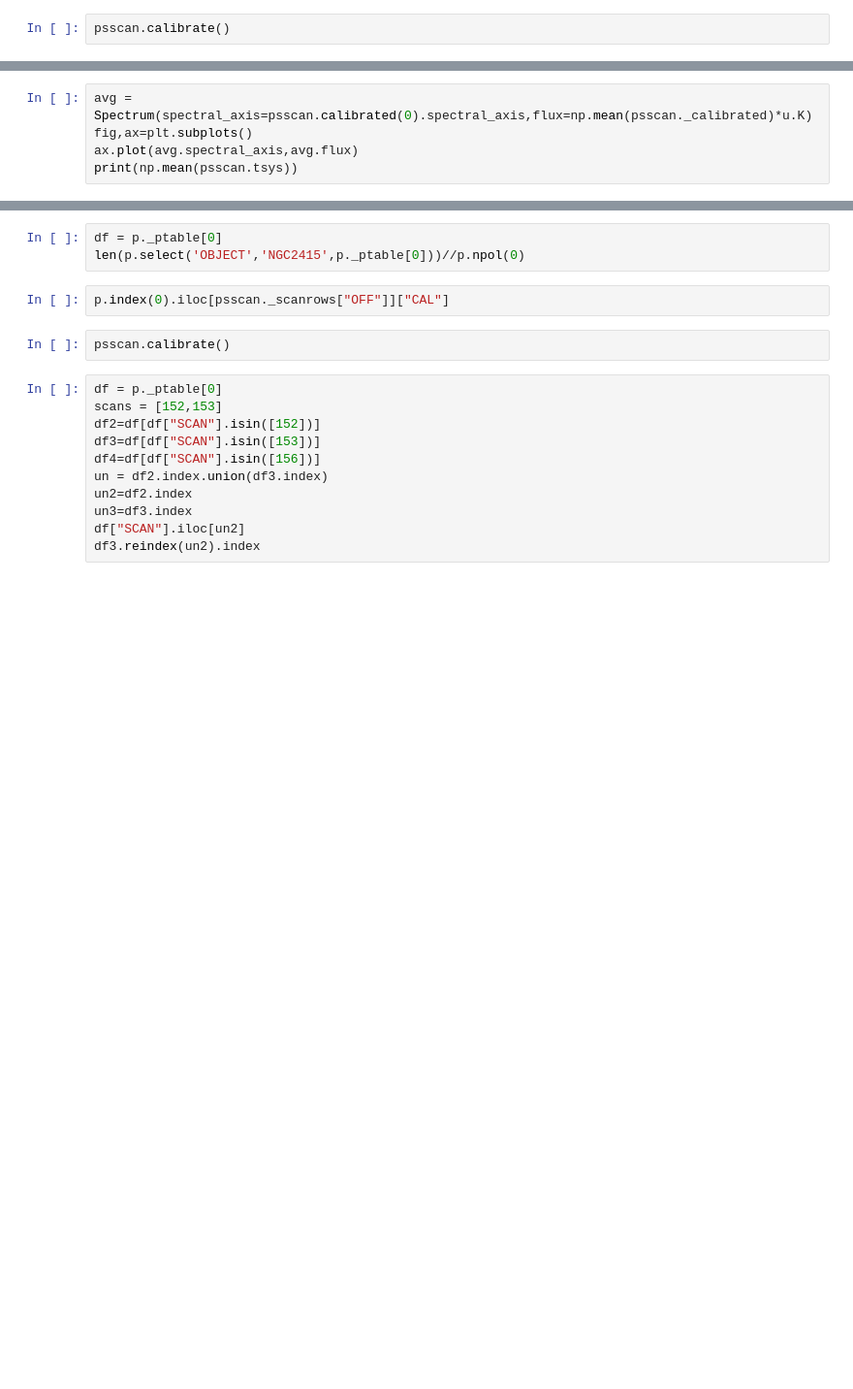
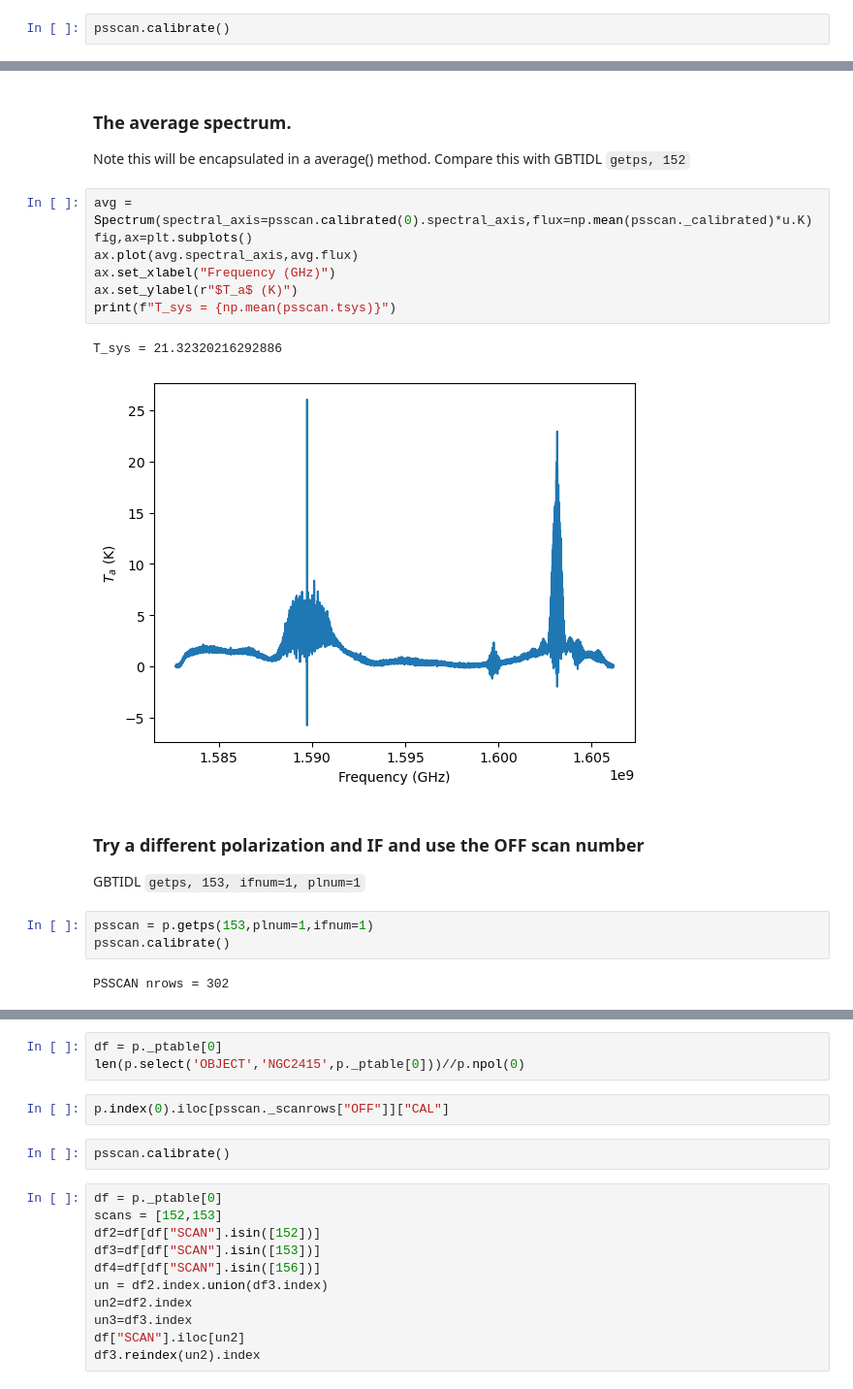
Before and after one commit to GreenBankObservatory/dysh, a Jupyter notebook: notebooks/test_spectra.ipynb, the cells around one changed output, grey strips where cells are left out. Shown at 97% size. Drawn from its saved outputs; the diff is of its cells as text; blank space fills up the shorter version.

Commit message:
get plnum and ifnum working

```diff
--- a/notebooks/test_spectra.ipynb
+++ b/notebooks/test_spectra.ipynb
@@ -102,6 +193,23 @@ psscan.calibrated(500).spectral_axis,psscan.calibrated(75).spectral_axis
+# %% [markdown]
+### The average spectrum.
+Note this will be encapsulated in a average() method.
+Compare this with GBTIDL `getps, 152`
 # %%
 avg = Spectrum(spectral_axis=psscan.calibrated(0).spectral_axis,flux=np.mean(psscan._calibrated)*u.K)
 fig,ax=plt.subplots()
 ax.plot(avg.spectral_axis,avg.flux)
-print(np.mean(psscan.tsys))
+ax.set_xlabel("Frequency (GHz)")
+ax.set_ylabel(r"$T_a$ (K)")
+print(f"T_sys = {np.mean(psscan.tsys)}")
+# %% [output]
+T_sys = 21.32320216292886
+[figure, added]
+# %% [markdown]
+### Try a different polarization and IF and use the OFF scan number
+GBTIDL `getps, 153, ifnum=1, plnum=1`
+# %%
+psscan = p.getps(153,plnum=1,ifnum=1)
+psscan.calibrate()
+# %% [output]
+PSSCAN nrows = 302
 # %%
```
Also changed, not shown: parts of 33 cells of this notebook, 2 other files.
